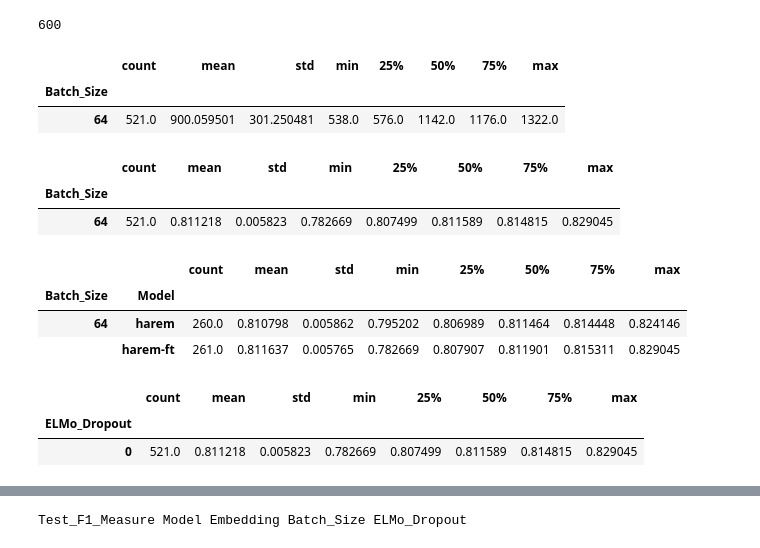
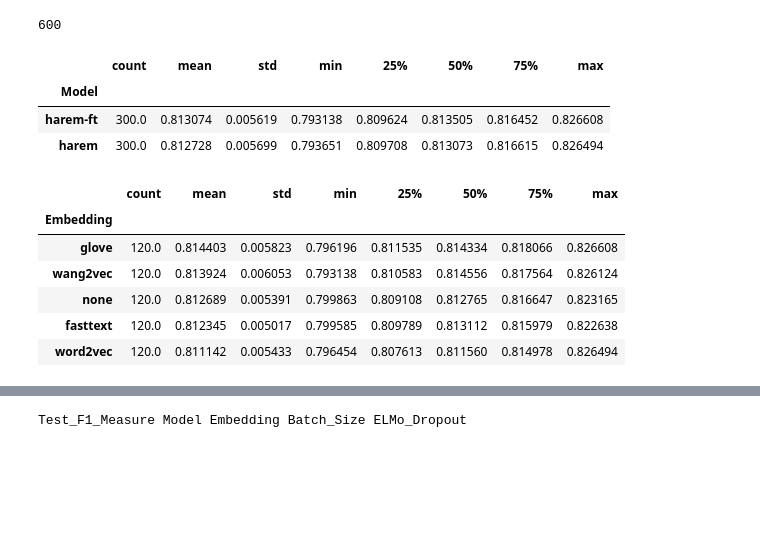
Before and after one commit to pvcastro/deeplearningufg, a Jupyter notebook: anova/Avaliar Resultados HAREM-10_20_epochs.ipynb, the cells around one changed output, grey strips where cells are left out. Saved outputs shown, nothing was run; the diff lists cells and outputs as text; code cells hidden in the pictures; blank space fills up the shorter version.

```diff
--- a/anova/Avaliar Resultados HAREM-10_20_epochs.ipynb
+++ b/anova/Avaliar Resultados HAREM-10_20_epochs.ipynb
@@ -18,7 +18,7 @@ import statsmodels.stats.multicomp
 
 %matplotlib inline
 # %%
-path_results = Path('/media/discoD/models/elmo/ner/results/')
+path_results = Path('/media/discoD/models/elmo/ner/results_20_epochs_ibm')
 # %%
 for folder in path_results.iterdir():
     print(folder)
@@ -207,28 +189,20 @@ len(training_data_df)
 600
 # %%
 training_data_df.to_csv('training_data_20_epochs.csv')
-# %%
-training_data_df.groupby([BATCH_SIZE]).describe()[TOTAL_DURATION]
-# %% [output]
-|  | count | mean | std | min | 25% | 50% | 75% | max |
-| Batch_Size |  |  |  |  |  |  |  |  |
-| 64 | 521.0 | 900.059501 | 301.250481 | 538.0 | 576.0 | 1142.0 | 1176.0 | 1322.0 |
 # %%
-training_data_df.groupby([BATCH_SIZE]).describe()[TEST_F1_MEASURE]
+training_data_df.groupby([MODEL]).describe()[TEST_F1_MEASURE].sort_values(by='mean', ascending=False)
 # %% [output]
 |  | count | mean | std | min | 25% | 50% | 75% | max |
-| Batch_Size |  |  |  |  |  |  |  |  |
-| 64 | 521.0 | 0.811218 | 0.005823 | 0.782669 | 0.807499 | 0.811589 | 0.814815 | 0.829045 |
+| Model |  |  |  |  |  |  |  |  |
+| harem-ft | 300.0 | 0.813074 | 0.005619 | 0.793138 | 0.809624 | 0.813505 | 0.816452 | 0.826608 |
+| harem | 300.0 | 0.812728 | 0.005699 | 0.793651 | 0.809708 | 0.813073 | 0.816615 | 0.826494 |
 # %%
-training_data_df.groupby([BATCH_SIZE, MODEL]).describe()[TEST_F1_MEASURE]
+training_data_df.groupby([EMBEDDING]).describe()[TEST_F1_MEASURE].sort_values(by='mean', ascending=False)
 # %% [output]
-|  |  | count | mean | std | min | 25% | 50% | 75% | max |
-| Batch_Size | Model |  |  |  |  |  |  |  |  |
-| 64 | harem | 260.0 | 0.810798 | 0.005862 | 0.795202 | 0.806989 | 0.811464 | 0.814448 | 0.824146 |
-|  | harem-ft | 261.0 | 0.811637 | 0.005765 | 0.782669 | 0.807907 | 0.811901 | 0.815311 | 0.829045 |
+|  | count | mean | std | min | 25% | 50% | 75% | max |
+| Embedding |  |  |  |  |  |  |  |  |
+| glove | 120.0 | 0.814403 | 0.005823 | 0.796196 | 0.811535 | 0.814334 | 0.818066 | 0.826608 |
+| wang2vec | 120.0 | 0.813924 | 0.006053 | 0.793138 | 0.810583 | 0.814556 | 0.817564 | 0.826124 |
+| none | 120.0 | 0.812689 | 0.005391 | 0.799863 | 0.809108 | 0.812765 | 0.816647 | 0.823165 |
+| fasttext | 120.0 | 0.812345 | 0.005017 | 0.799585 | 0.809789 | 0.813112 | 0.815979 | 0.822638 |
+| word2vec | 120.0 | 0.811142 | 0.005433 | 0.796454 | 0.807613 | 0.811560 | 0.814978 | 0.826494 |
-# %%
-training_data_df.groupby([ELMO_DROPOUT]).describe()[TEST_F1_MEASURE]
-# %% [output]
-|  | count | mean | std | min | 25% | 50% | 75% | max |
-| ELMo_Dropout |  |  |  |  |  |  |  |  |
-| 0 | 521.0 | 0.811218 | 0.005823 | 0.782669 | 0.807499 | 0.811589 | 0.814815 | 0.829045 |
```
Also changed, not shown: parts of 39 cells of this notebook, 3 other files.
